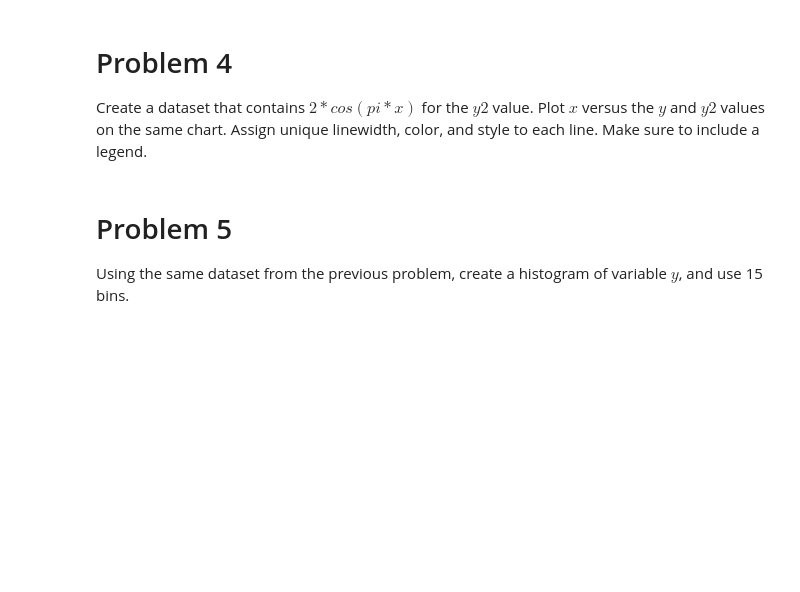
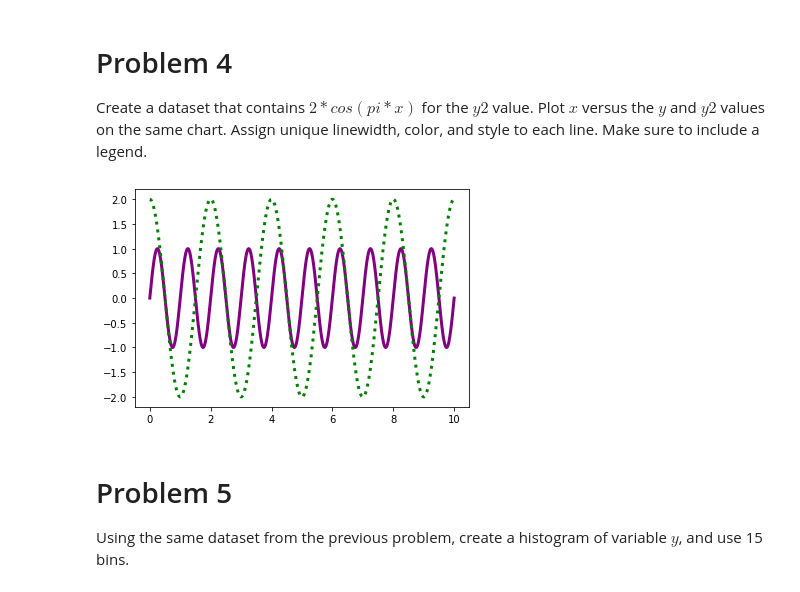
Before and after one commit to FNafisa/T5-Bootcamp, a Jupyter notebook: BPM_Prework/lessons/18_matplotlib/homework/matplotlib_exercises.ipynb, the cells around one changed output. Saved outputs shown, nothing was run; the diff lists cells and outputs as text; code cells hidden in the pictures; blank space fills up the shorter version.

```diff
--- a/BPM_Prework/lessons/18_matplotlib/homework/matplotlib_exercises.ipynb
+++ b/BPM_Prework/lessons/18_matplotlib/homework/matplotlib_exercises.ipynb
@@ -50,3 +55,13 @@ Create a dataset that contains $2*cos(pi*x)$ for the $y2$ value.  Plot $x$ versu
+# %%
+### Write the code here
+
+y2_values= np.cos(np.pi*x_values)*2
+(
+    plt.plot(x_values,y_values,linewidth=3,color="purple",linestyle="-")
+    ,plt.plot(x_values,y2_values,linewidth=3,color="green",linestyle=":")
+);
+# %% [output]
+[figure, added]
 # %% [markdown]
 # Problem 5
 Using the same dataset from the previous problem, create a histogram of variable $y$, and use 15 bins.
```
Also changed, not shown: parts of 9 cells of this notebook.
